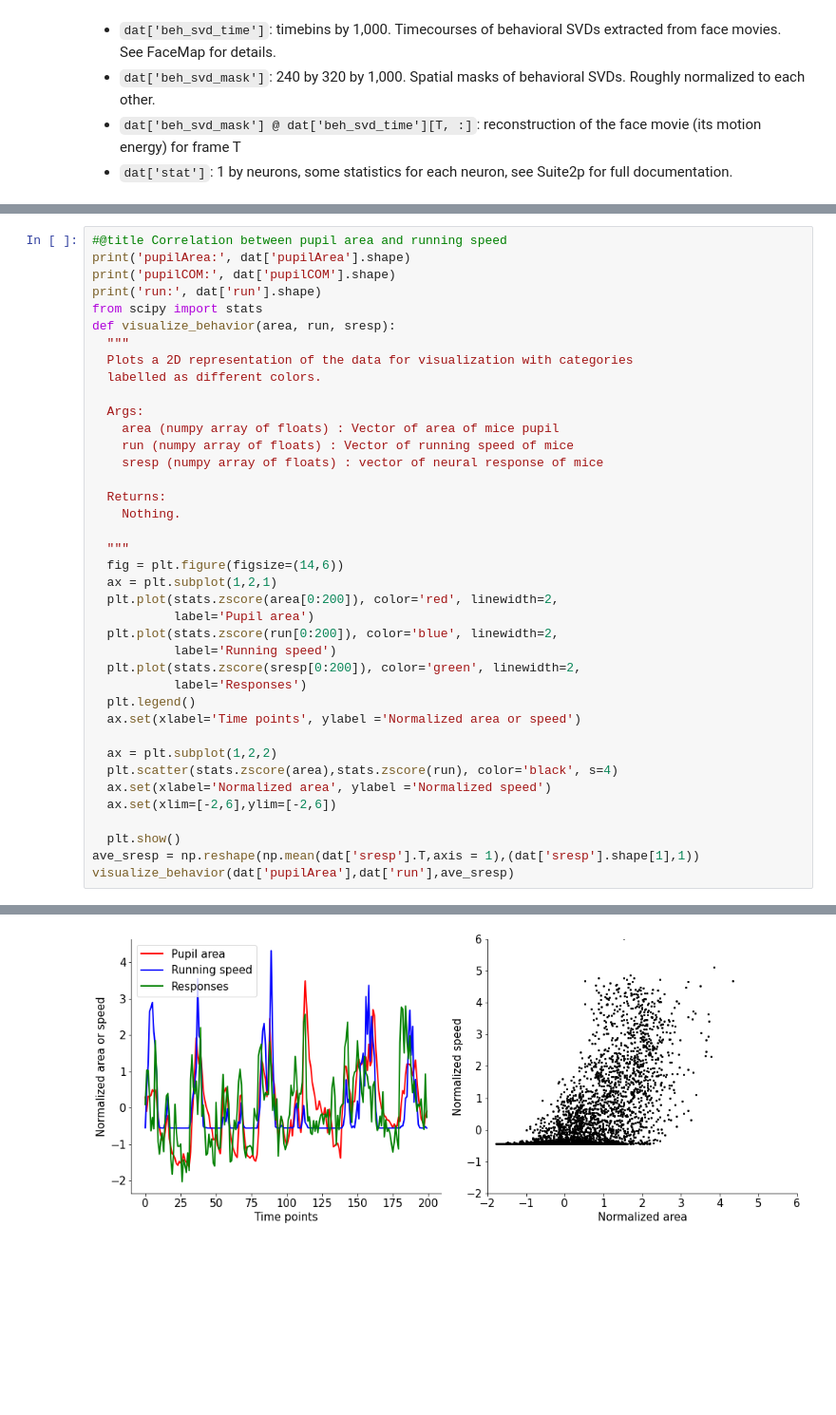
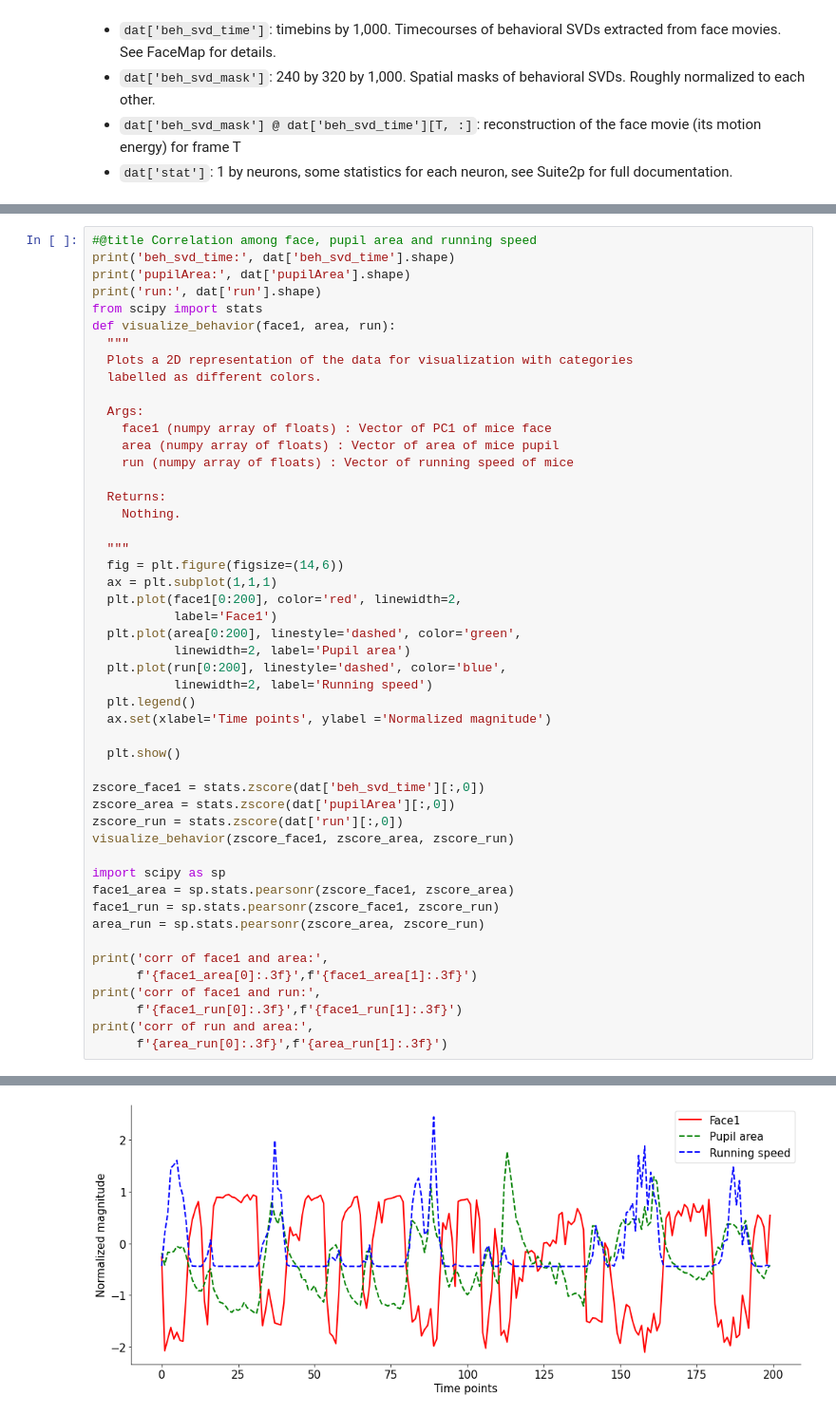
Before and after one commit to WinniePretzel/Project, a Jupyter notebook: “NMA_project”.ipynb, the cells around one changed output, grey strips where cells are left out. Shown: that part at 95% size. Cells and saved outputs as stored; diff of their text form; blank space fills up the shorter version.

```diff
--- a/“NMA_project”.ipynb
+++ b/“NMA_project”.ipynb
@@ -115,40 +56,50 @@ plt.imshow(recon_face_1)
 # %%
-#@title Correlation between pupil area and running speed
+#@title Correlation among face, pupil area and running speed
+print('beh_svd_time:', dat['beh_svd_time'].shape)
 print('pupilArea:', dat['pupilArea'].shape)
-print('pupilCOM:', dat['pupilCOM'].shape)
 print('run:', dat['run'].shape)
 from scipy import stats
-def visualize_behavior(area, run, sresp):
+def visualize_behavior(face1, area, run):
   """
   Plots a 2D representation of the data for visualization with categories
   labelled as different colors.
 
   Args:
+    face1 (numpy array of floats) : Vector of PC1 of mice face
     area (numpy array of floats) : Vector of area of mice pupil
     run (numpy array of floats) : Vector of running speed of mice
-    sresp (numpy array of floats) : vector of neural response of mice
 
   Returns:
     Nothing.
 
   """
   fig = plt.figure(figsize=(14,6))
-  ax = plt.subplot(1,2,1)
-  plt.plot(stats.zscore(area[0:200]), color='red', linewidth=2,
-           label='Pupil area')
-  plt.plot(stats.zscore(run[0:200]), color='blue', linewidth=2,
-           label='Running speed')
-  plt.plot(stats.zscore(sresp[0:200]), color='green', linewidth=2,
-           label='Responses')
+  ax = plt.subplot(1,1,1)
+  plt.plot(face1[0:200], color='red', linewidth=2,
+           label='Face1')
+  plt.plot(area[0:200], linestyle='dashed', color='green',
+           linewidth=2, label='Pupil area')
+  plt.plot(run[0:200], linestyle='dashed', color='blue',
+           linewidth=2, label='Running speed')
   plt.legend()
-  ax.set(xlabel='Time points', ylabel ='Normalized area or speed')
-
-  ax = plt.subplot(1,2,2)
-  plt.scatter(stats.zscore(area),stats.zscore(run), color='black', s=4)
-  ax.set(xlabel='Normalized area', ylabel ='Normalized speed')
-  ax.set(xlim=[-2,6],ylim=[-2,6])
+  ax.set(xlabel='Time points', ylabel ='Normalized magnitude')
 
   plt.show()
-ave_sresp = np.reshape(np.mean(dat['sresp'].T,axis = 1),(dat['sresp'].shape[1],1))
-visualize_behavior(dat['pupilArea'],dat['run'],ave_sresp)
+
+zscore_face1 = stats.zscore(dat['beh_svd_time'][:,0])
+zscore_area = stats.zscore(dat['pupilArea'][:,0])
+zscore_run = stats.zscore(dat['run'][:,0])
+visualize_behavior(zscore_face1, zscore_area, zscore_run)
+
+import scipy as sp
+face1_area = sp.stats.pearsonr(zscore_face1, zscore_area)
+face1_run = sp.stats.pearsonr(zscore_face1, zscore_run)
+area_run = sp.stats.pearsonr(zscore_area, zscore_run)
+
+print('corr of face1 and area:',
+      f'{face1_area[0]:.3f}',f'{face1_area[1]:.3f}')
+print('corr of face1 and run:',
+      f'{face1_run[0]:.3f}',f'{face1_run[1]:.3f}')
+print('corr of run and area:',
+      f'{area_run[0]:.3f}',f'{area_run[1]:.3f}')
 # %% [output]
@@ -157,2 +108,2 @@ pupilCOM: (7018, 2)
 run: (7018, 1)
-[figure, old version]
+[figure, new version]
```
Also changed, not shown: parts of 15 cells of this notebook.
